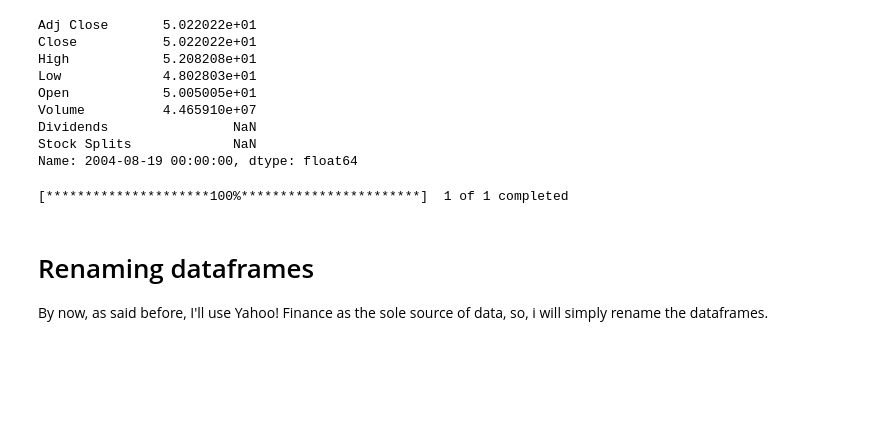
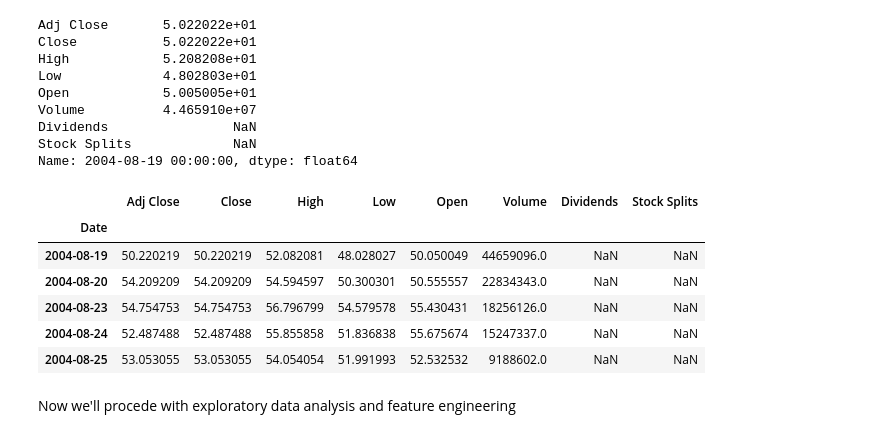
Before and after one commit to alfreedolf/ml-spp, a Jupyter notebook: 0.DataGathering.ipynb, the cells around one changed output. Saved outputs shown, nothing was run; the diff lists cells and outputs as text; code cells hidden in the pictures; blank space fills up the shorter version.

```diff
--- a/0.DataGathering.ipynb
+++ b/0.DataGathering.ipynb
@@ -226,11 +244,3 @@ Stock Splits             NaN
 Name: 2004-08-19 00:00:00, dtype: float64
 # %%
 df_googl = df_googl.loc[df_googl.first_valid_index():]
-# %%
-df_yf_googl = yf.download(googl, start=start, end=end)
-# %% [output]
-[*********************100%***********************]  1 of 1 completed
-# %% [markdown]
-# Renaming dataframes
-
-By now, as said before, I'll use Yahoo! Finance as the sole source of data, so, i will simply rename the dataframes.
@@ -243,2 +247,12 @@ df_amzn = df_yf_amzn
 # %%
-df_googl = df_yf_googl
+df_googl.head()
+# %% [output]
+|  | Adj Close | Close | High | Low | Open | Volume | Dividends | Stock Splits |
+| Date |  |  |  |  |  |  |  |  |
+| 2004-08-19 | 50.220219 | 50.220219 | 52.082081 | 48.028027 | 50.050049 | 44659096.0 | NaN | NaN |
+| 2004-08-20 | 54.209209 | 54.209209 | 54.594597 | 50.300301 | 50.555557 | 22834343.0 | NaN | NaN |
+| 2004-08-23 | 54.754753 | 54.754753 | 56.796799 | 54.579578 | 55.430431 | 18256126.0 | NaN | NaN |
+| 2004-08-24 | 52.487488 | 52.487488 | 55.855858 | 51.836838 | 55.675674 | 15247337.0 | NaN | NaN |
+| 2004-08-25 | 53.053055 | 53.053055 | 54.054054 | 51.991993 | 52.532532 | 9188602.0 | NaN | NaN |
+# %% [markdown]
+Now we'll procede with exploratory data analysis and feature engineering
```
Also changed, not shown: parts of 9 cells of this notebook, 31 other files.
